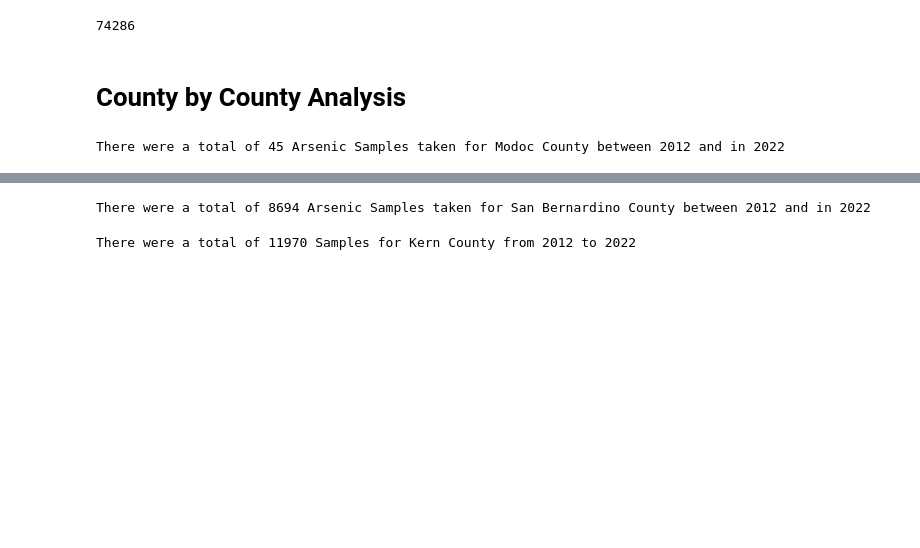
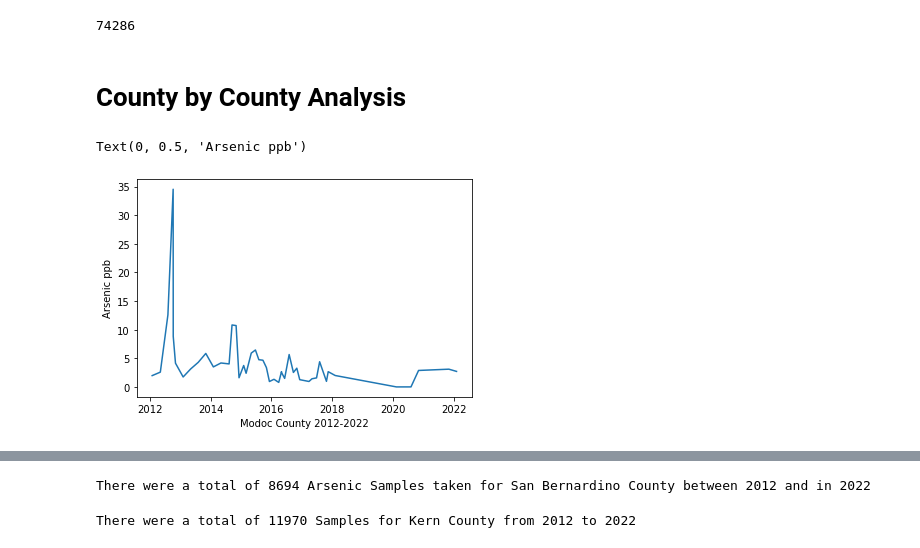
Before and after one commit to AntoFa1990/CA_Water_Analysis, a Jupyter notebook: Water-Analysis-Antonette.ipynb, the cells around one changed output, grey strips where cells are left out. Saved outputs shown, nothing was run; the diff lists cells and outputs as text; code cells hidden in the pictures; blank space fills up the shorter version.

```diff
--- a/Water-Analysis-Antonette.ipynb
+++ b/Water-Analysis-Antonette.ipynb
@@ -122,15 +122,24 @@ county_df.size
 # %%
 #create a dataframe for Modoc County
 Target_County = county_df["county_name"] == "Modoc"
 Target_County_df =county_df.loc[Target_County]
 Target_County_avg =Target_County_df.groupby("sample_date").mean()["result"]
 Target_County_av_df = pd.DataFrame({"Modoc": Target_County_avg})
 #plt.plot(Target_County_av_df)
 Modoc_Total_Samples = Target_County_av_df.size
 
-print(f"There were a total of {Modoc_Total_Samples} Arsenic Samples taken for Modoc County between 2012 and in 2022")
+#print(f"There were a total of {Modoc_Total_Samples} Arsenic Samples taken for Modoc County between 2012 and in 2022")
+
+plt.plot(Target_County_av_df)
+plt.show
+#plt.bar(x_axis, Target_County, color='green', alpha=1, align='edge', width=0.6)
+#plt.xticks(ticks, type, rotation='vertical')
+plt.title = ('Average Arsenic Level 2012-2022')
+plt.xlabel('Modoc County 2012-2022')
+plt.ylabel('Arsenic ppb')
 # %% [output]
-There were a total of 45 Arsenic Samples taken for Modoc County between 2012 and in 2022
+Text(0, 0.5, 'Arsenic ppb')
+[figure, added]
 # %%
 #create a dataframe for Tehama county
 Target_County = county_df["county_name"] == "Tehama"
```
Also changed, not shown: parts of 1 cell of this notebook, 2 other files.
